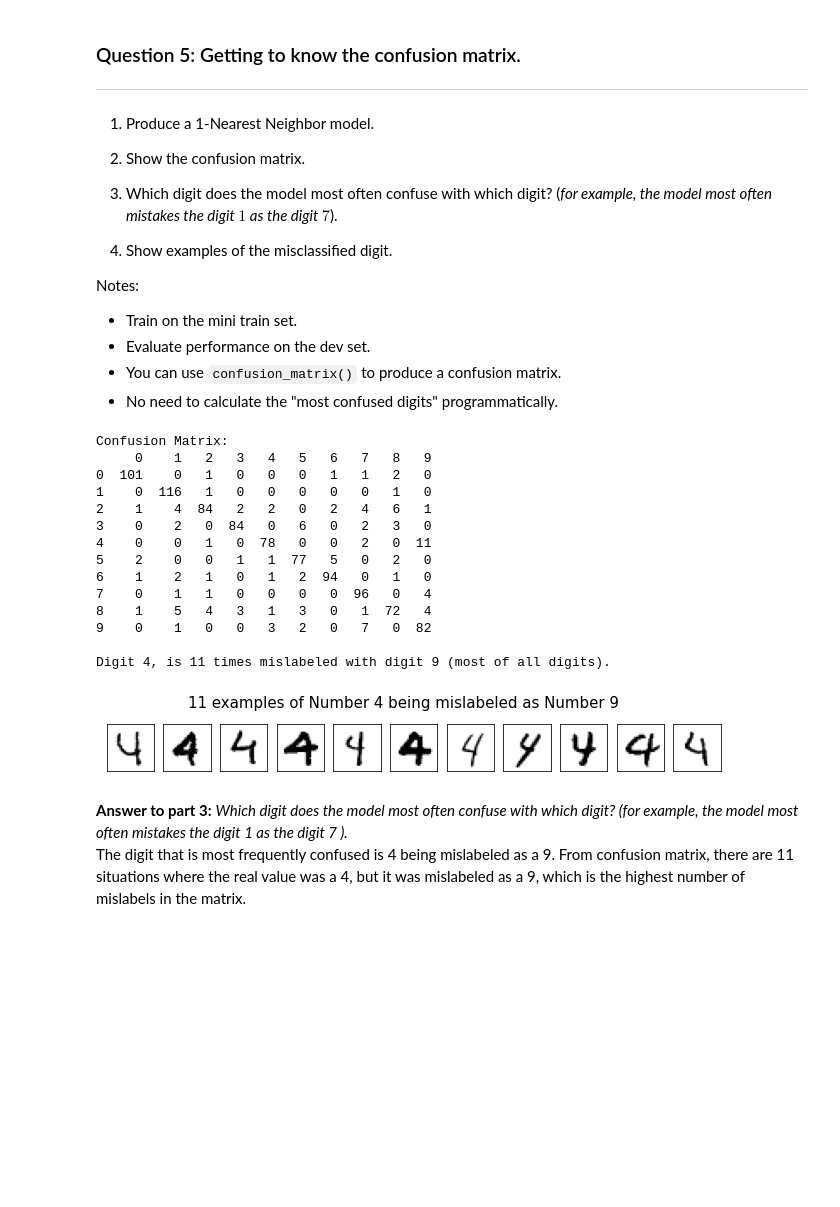
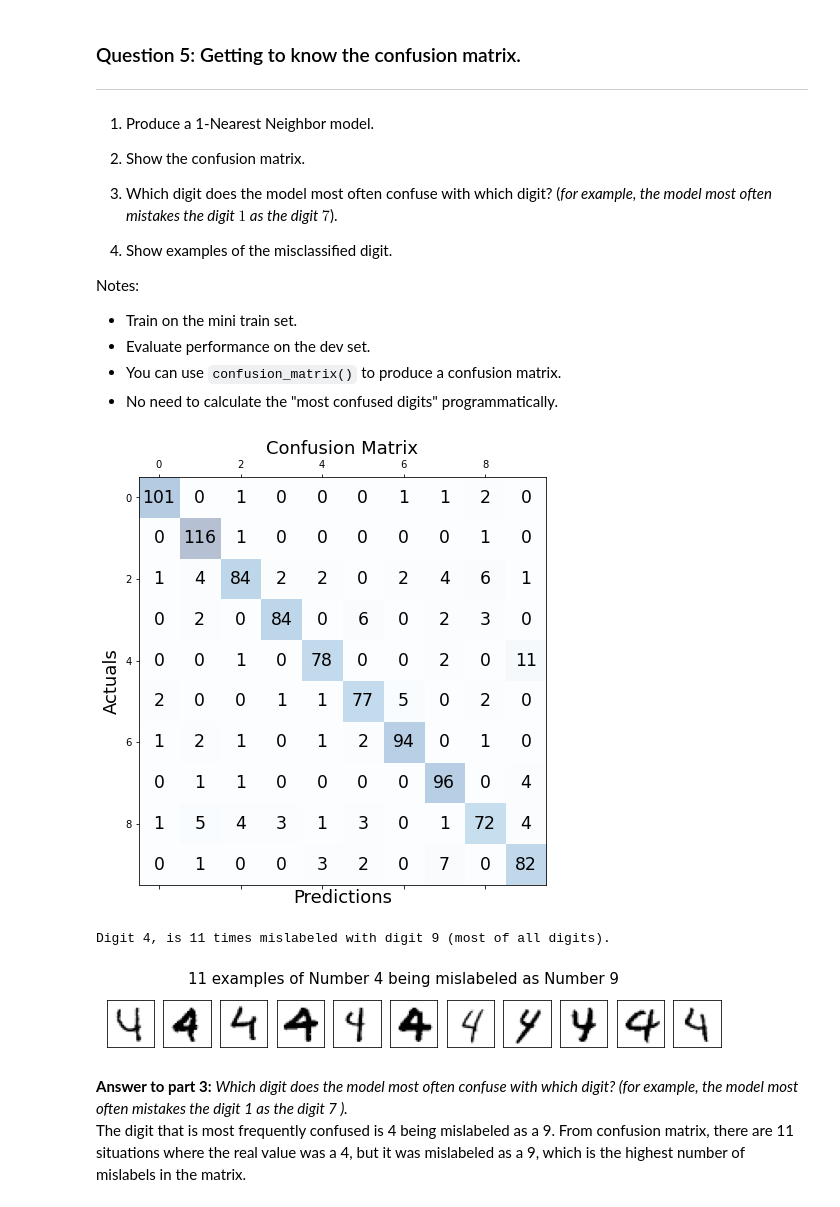
Before and after one commit to cmorenoUCB2021/w207_Project1_CEM, a Jupyter notebook: Carlos_Moreno_project1.ipynb, the cells around one changed output. Cells and saved outputs as stored; diff of their text form; code cells hidden in the pictures; blank space fills up the shorter version.

```diff
--- a/Carlos_Moreno_project1.ipynb
+++ b/Carlos_Moreno_project1.ipynb
@@ -495,59 +498,59 @@ def Q5(train_data, train_labels, dev_data, dev_labels):
     model_q5.fit(train_data, train_labels)
     dev_predicted_labels = model_q5.predict(dev_data)
 
-    #Generate and print Confusion Matrix
-    cfm = pd.DataFrame(confusion_matrix(dev_labels,dev_predicted_labels), columns=range(10), index=range(10))
-    print ("Confusion Matrix:")
-    print(cfm)
+    #Generate and create dataframe of Confusion Matrix
+    cfm = confusion_matrix(dev_labels,dev_predicted_labels)
+    cfm_df = pd.DataFrame(cfm, columns=range(10), index=range(10))
+    #print("Confusion Matrix: \n",cfm_df)
+
+    #Print Confusion Matrix (cfm)
+    fig, ax = plt.subplots(figsize=(7.5, 7.5))
+    ax.matshow(cfm, cmap=plt.cm.Blues, alpha=0.3)
+    for i in range(cfm.shape[0]):
+        for j in range(cfm.shape[1]):
+            ax.text(x=j, y=i,s=cfm[i, j], va='center', ha='center', size='xx-large')
+
+    plt.xlabel('Predictions', fontsize=18)
+    plt.ylabel('Actuals', fontsize=18)
+    plt.title('Confusion Matrix', fontsize=18)
+    plt.show()
 
     #Find digit most mislabeled by another in confusion matrix (cfm)
     i, max_value = 1, 0
-    for i in range(len(cfm)):
-        for j in range(len(cfm)):
-            if (i!=j) and (max_value < cfm.iloc[i,j]):
-                digit, confused_by, max_value = i, j, cfm.iloc[i,j]
+    for i in range(len(cfm_df)):
+        for j in range(len(cfm_df)):
+            if (i!=j) and (max_value < cfm_df.iloc[i,j]):
+                digit, confused_by, max_value = i, j, cfm_df.iloc[i,j]
     print ("\nDigit {}, is {} times mislabeled with digit {} (most of all digits).".format(digit, max_value, confused_by))
 
     #Filter and identify index positions in array where digit is most confused.
     filter1 = dev_labels != dev_predicted_labels
     list2 = np.where((dev_labels == str(digit)) & filter1 & (dev_predicted_labels == str(confused_by)))
 
     #Create figure2 with number of subplots to accomodate number of examples
     fig5, axs_q5 = plt.subplots(nrows=1, ncols=len(list2[0]), figsize=(len(list2[0]), 1.5))
 
     # Turn off tick marks
     plt.setp(axs_q5, xticks=(), yticks=())
 
     # Present missed digits in plot
     j = 0
     for e in list2[0]:
         axs_q5[j].imshow(np.reshape(dev_data[e,:],(28,28)), cmap=plt.cm.Greys)
         j +=1
 
     fig5.suptitle('{} examples of Number {} being mislabeled as Number {}'.format(len(list2[0]),digit,confused_by),
                   fontsize=15, )
 
     plt.show()
 
     ### STUDENT END ###
 
 Q5(mini_train_data, mini_train_labels, dev_data, dev_labels)
 # %% [output]
+[figure, new version]
-Confusion Matrix:
-     0    1   2   3   4   5   6   7   8   9
-0  101    0   1   0   0   0   1   1   2   0
-1    0  116   1   0   0   0   0   0   1   0
-2    1    4  84   2   2   0   2   4   6   1
-3    0    2   0  84   0   6   0   2   3   0
-4    0    0   1   0  78   0   0   2   0  11
-5    2    0   0   1   1  77   5   0   2   0
-6    1    2   1   0   1   2  94   0   1   0
-7    0    1   1   0   0   0   0  96   0   4
-8    1    5   4   3   1   3   0   1  72   4
-9    0    1   0   0   3   2   0   7   0  82
-
 Digit 4, is 11 times mislabeled with digit 9 (most of all digits).
-[figure, old version]
+[figure, added]
 # %% [markdown]
 **Answer to part 3:** *Which digit does the model most often confuse with which digit? (for example, the model most often mistakes the digit  1  as the digit  7 ).*
 The digit that is most frequently confused is 4 being mislabeled as a 9.  From confusion matrix, there are 11 situations where the real value was a 4, but it was mislabeled as a 9, which is the highest number of mislabels in the matrix.
```
Also changed, not shown: parts of 4 cells of this notebook.
